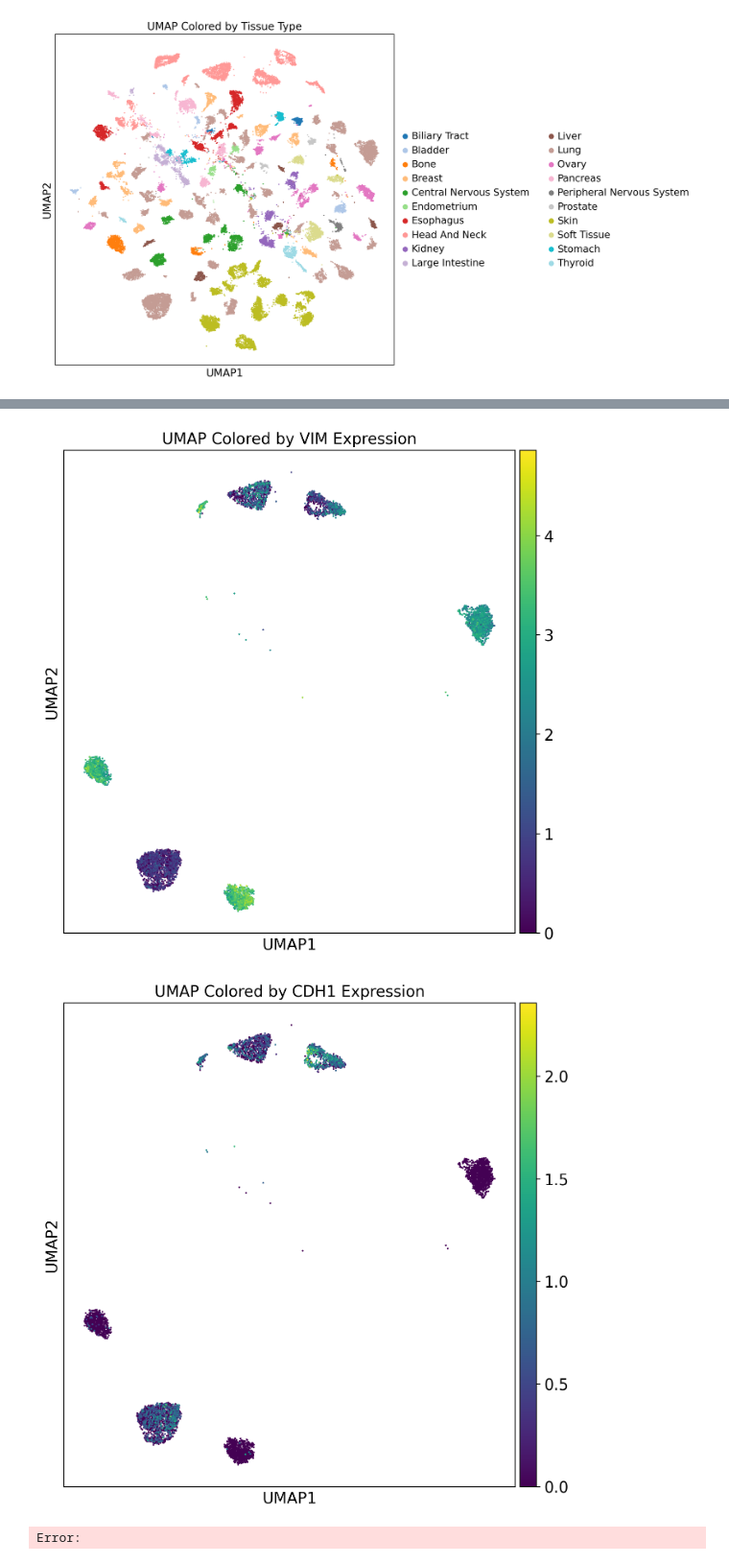
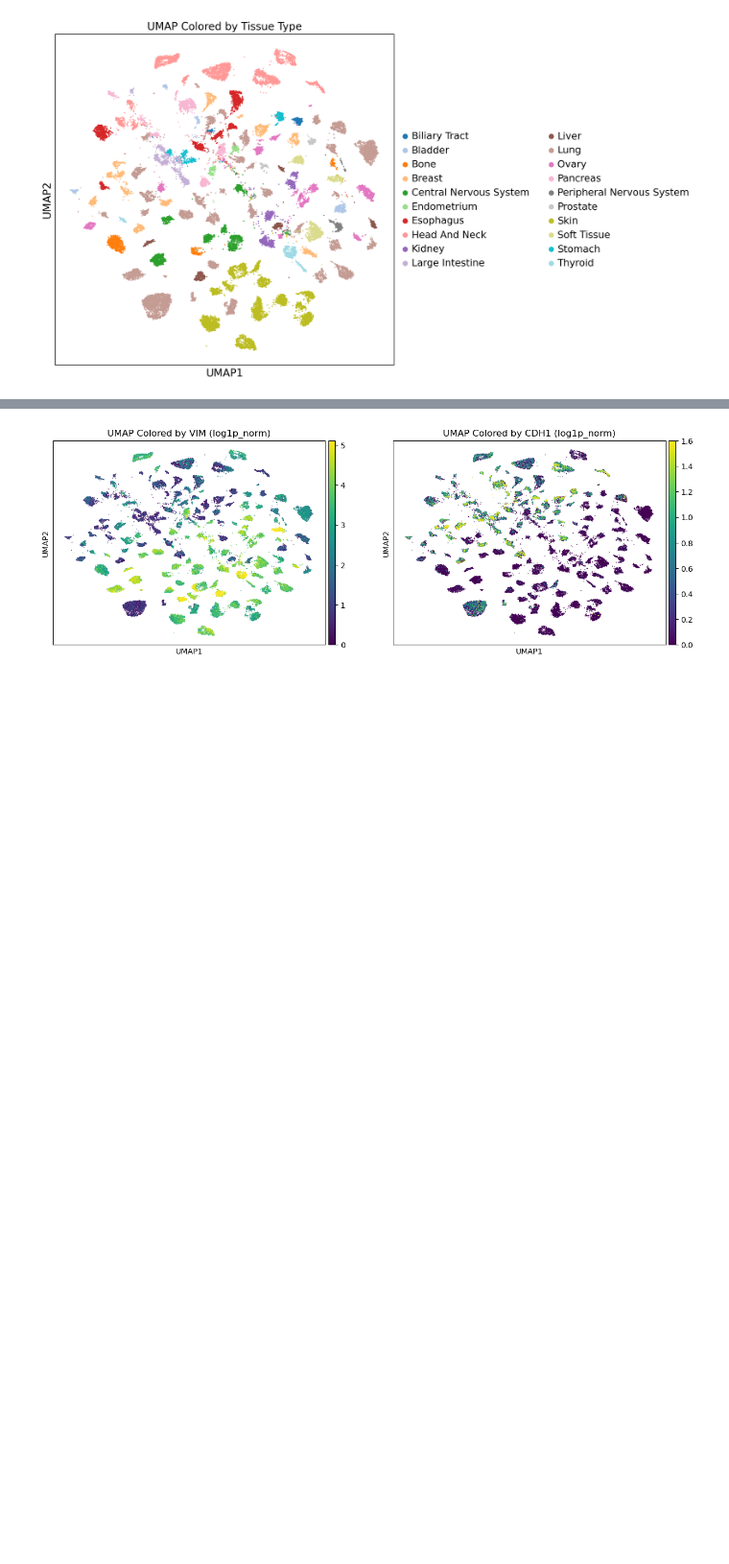
Before and after one commit to goncalo-aroeira/thesis_implementation, a Jupyter notebook: single_cell/pan_cancer/notebooks/03_analysis/05_analyse_sc.ipynb, the cells around one changed output, grey strips where cells are left out. Shown at 96% size. Saved outputs shown, nothing was run; the diff lists cells and outputs as text; code cells hidden in the pictures; blank space fills up the shorter version.

Commit message:
updated single-cell pipeline

```diff
--- a/single_cell/pan_cancer/notebooks/03_analysis/05_analyse_sc.ipynb
+++ b/single_cell/pan_cancer/notebooks/03_analysis/05_analyse_sc.ipynb
@@ -152,26 +168,15 @@ sc.pl.tsne(
 # %%
-# 🎨 UMAP colored by VIM
 sc.pl.umap(
-    adata_top,
-    color="VIM_expr",
-    groups=top_cell_lines,
-    title="UMAP Colored by VIM Expression",
+    adata,
+    color=["VIM_expr", "CDH1_expr"],
     color_map="viridis",
-    size=10,
-    layer=None
+    vmin=0.0,
+    vmax="p99",             # robust cap for outliers
+    size=5,
+    ncols=2,
+    frameon=True,
+    title=["UMAP Colored by VIM (log1p_norm)", "UMAP Colored by CDH1 (log1p_norm)"],
+    legend_loc=None
 )
-
-# 🎨 UMAP colored by CDH1
-sc.pl.umap(
-    adata_top,
-    color="CDH1_expr",
-    groups=top_cell_lines,
-    title="UMAP Colored by CDH1 Expression",
-    color_map="viridis",
-    size=10,
-    layer=None
-)
 # %% [output]
-[figure, old version]
+[figure, new version]
-[figure, removed]
-Error:
```
Also changed, not shown: parts of 8 cells of this notebook, 33 other files.
